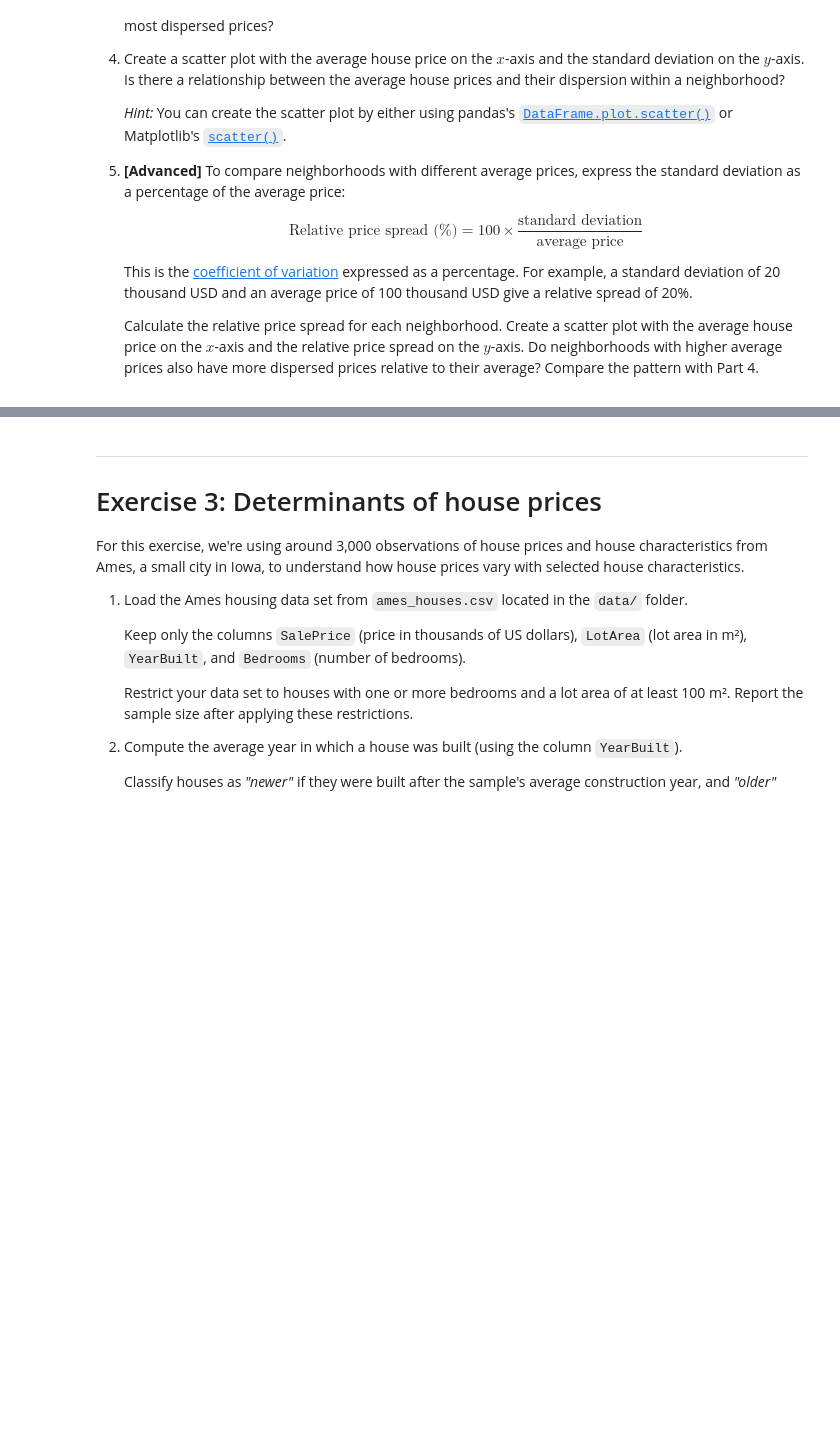
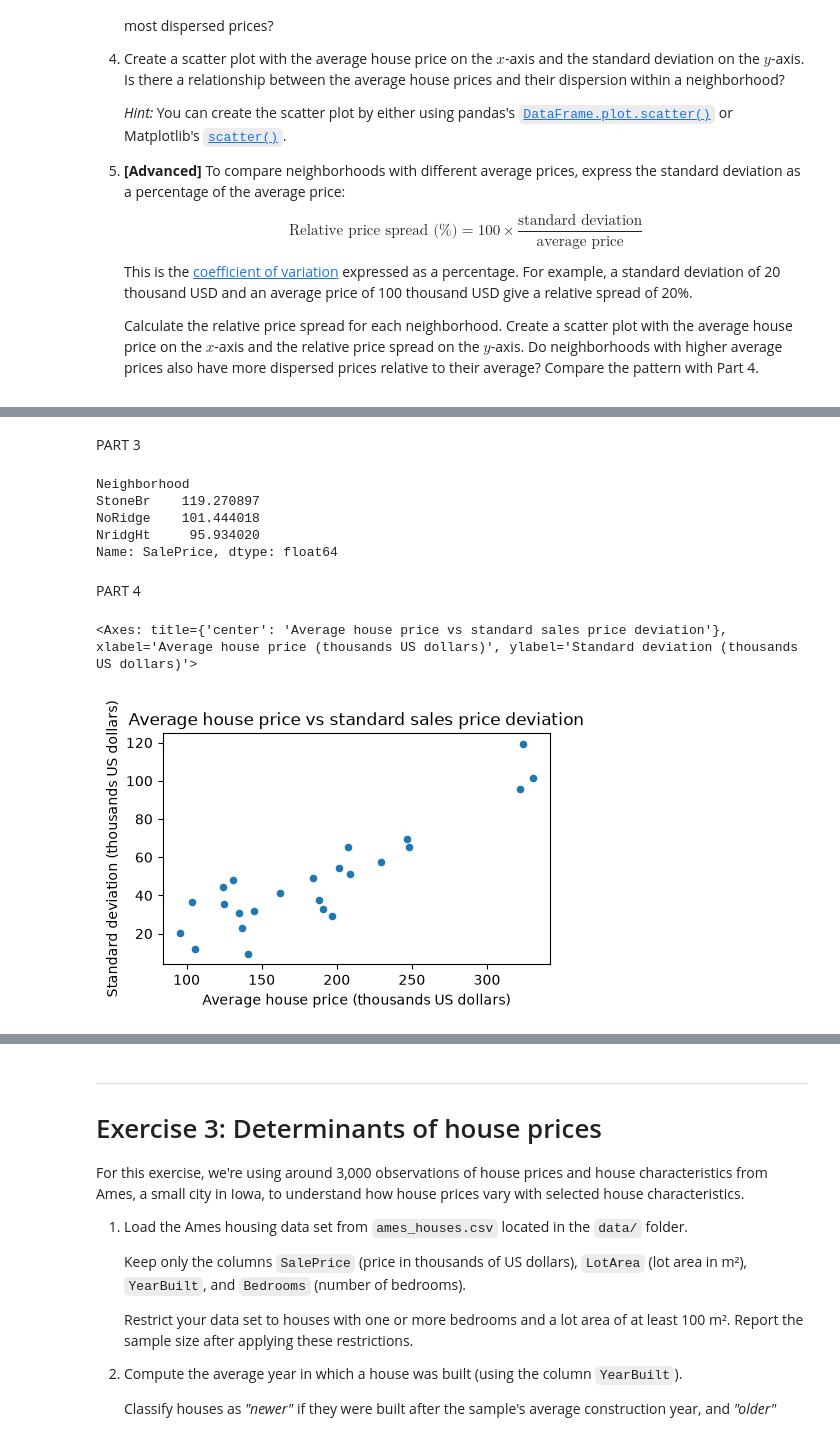
Before and after one commit to 646nwbf27y-lab/TECH2-H26, a Jupyter notebook: workshops/workshop4/workshop4 TH.ipynb, the cells around one changed output, grey strips where cells are left out. Saved outputs shown, nothing was run; the diff lists cells and outputs as text; code cells hidden in the pictures; blank space fills up the shorter version.

```diff
--- a/workshops/workshop4/workshop4 TH.ipynb
+++ b/workshops/workshop4/workshop4 TH.ipynb
@@ -170,0 +226,28 @@ df = pd.read_csv(file)
+# %% [markdown]
+PART 3
+# %%
+#Computing the 3 neighborhoods with the most standard deviation in sales prices
+df_new.groupby('Neighborhood')['SalePrice'].std().sort_values(ascending = False).head(3)
+# %% [output]
+Neighborhood
+StoneBr    119.270897
+NoRidge    101.444018
+NridgHt     95.934020
+Name: SalePrice, dtype: float64
+# %% [markdown]
+PART 4
+# %%
+df_stats = df_new.groupby('Neighborhood')['SalePrice'].agg(['mean', 'std'])
+# %%
+#making the plot with the built in plot function
+df_stats.plot.scatter(
+    x = 'mean',
+    y = 'std',
+    title = 'Average house price vs standard sales price deviation',
+    xlabel = 'Average house price (thousands US dollars)',
+    ylabel = 'Standard deviation (thousands US dollars)',
+    figsize = (5,3),
+)
+# %% [output]
+<Axes: title={'center': 'Average house price vs standard sales price deviation'}, xlabel='Average house price (thousands US dollars)', ylabel='Standard deviation (thousands US dollars)'>
+[figure, added]
```
Also changed, not shown: parts of 47 cells of this notebook.
